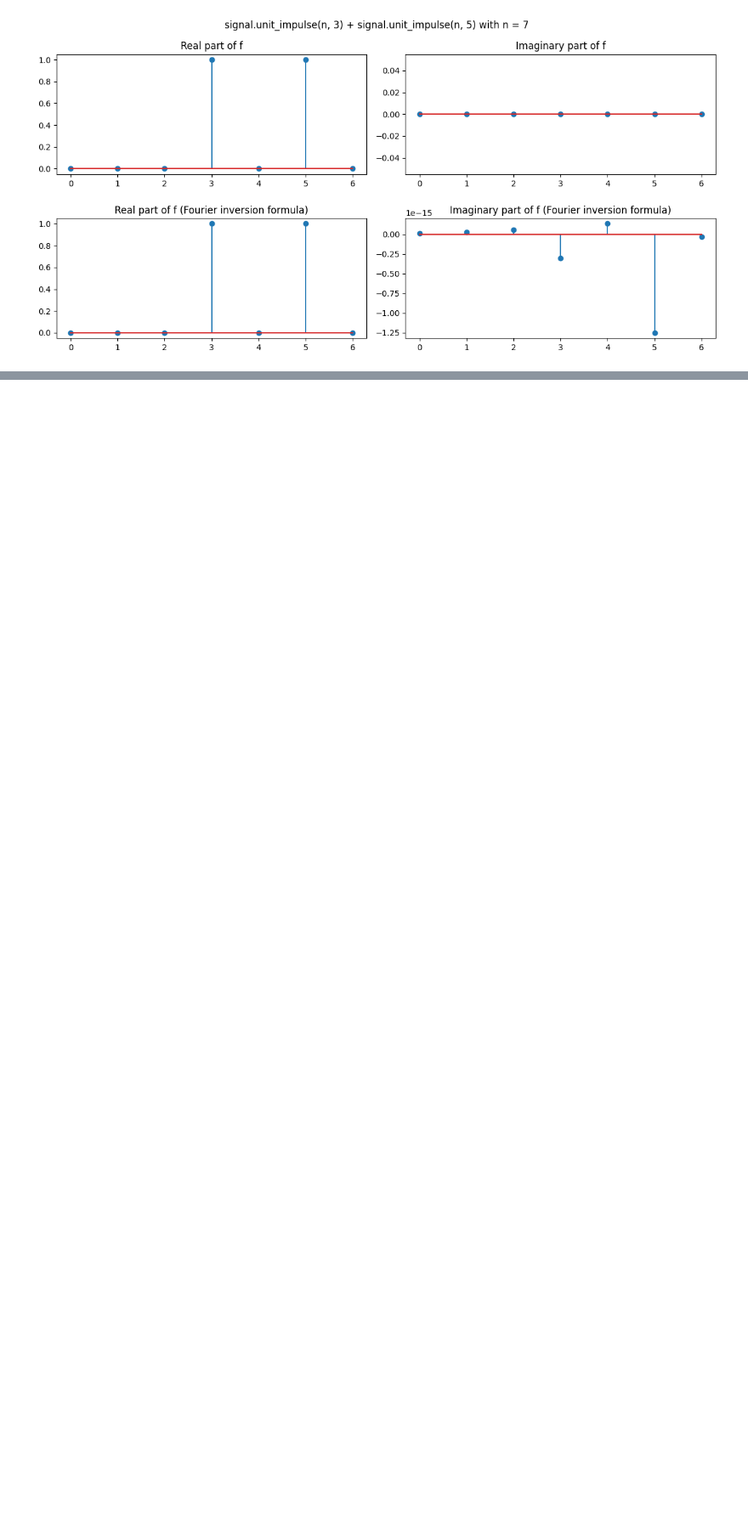
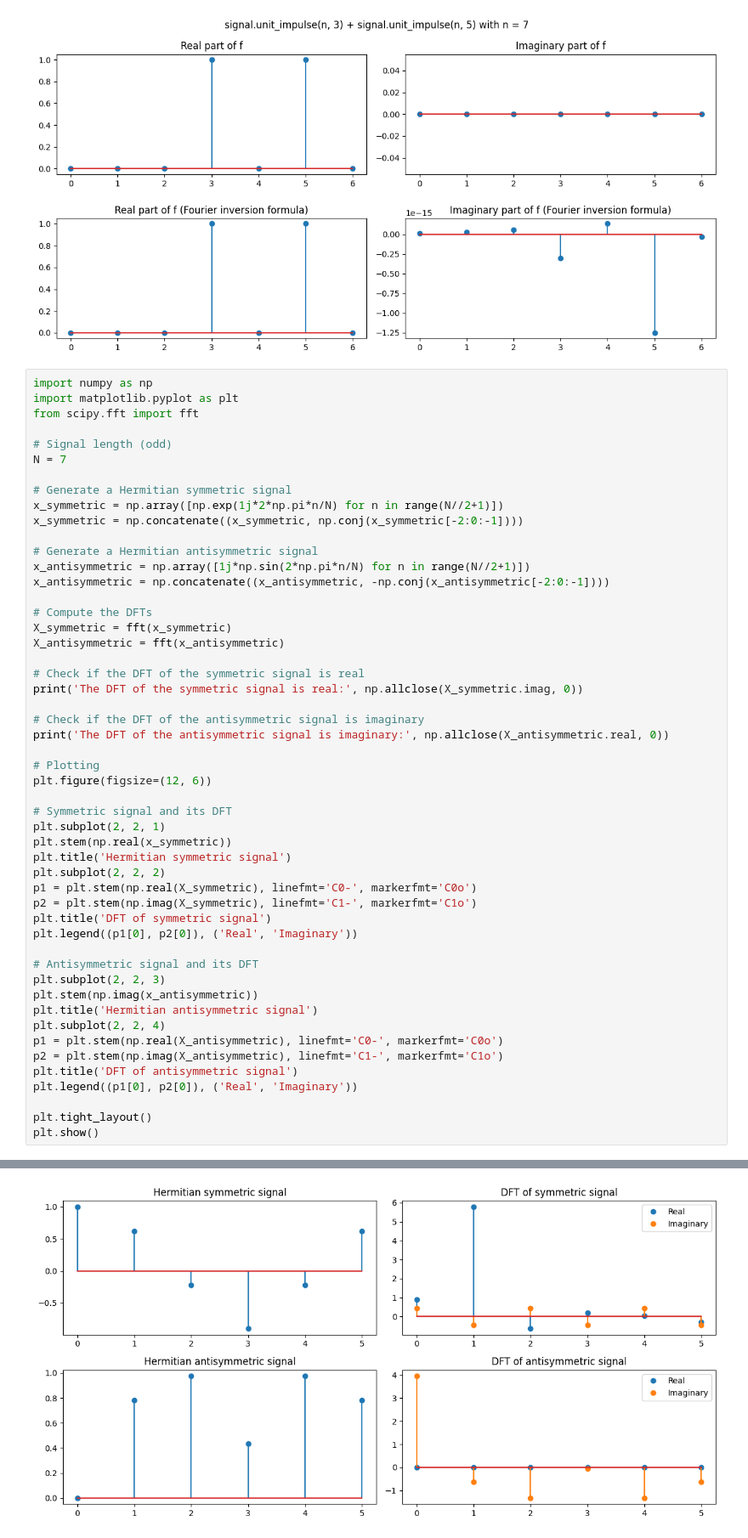
Before and after one commit to jordanbell2357/DSP, a Jupyter notebook: inverse_Fourier_transform_Zn_scipy.ipynb, the cells around one changed output, grey strips where cells are left out. Shown at 85% size. Drawn from its saved outputs; the diff is of its cells as text; blank space fills up the shorter version.

```diff
--- a/inverse_Fourier_transform_Zn_scipy.ipynb
+++ b/inverse_Fourier_transform_Zn_scipy.ipynb
@@ -239,3 +239,55 @@ plt.tight_layout()
 plt.show()
 # %% [output]
 [figure]
+# %%
+import numpy as np
+import matplotlib.pyplot as plt
+from scipy.fft import fft
+
+# Signal length (odd)
+N = 7
+
+# Generate a Hermitian symmetric signal
+x_symmetric = np.array([np.exp(1j*2*np.pi*n/N) for n in range(N//2+1)])
+x_symmetric = np.concatenate((x_symmetric, np.conj(x_symmetric[-2:0:-1])))
+
+# Generate a Hermitian antisymmetric signal
+x_antisymmetric = np.array([1j*np.sin(2*np.pi*n/N) for n in range(N//2+1)])
+x_antisymmetric = np.concatenate((x_antisymmetric, -np.conj(x_antisymmetric[-2:0:-1])))
+
+# Compute the DFTs
+X_symmetric = fft(x_symmetric)
+X_antisymmetric = fft(x_antisymmetric)
+
+# Check if the DFT of the symmetric signal is real
+print('The DFT of the symmetric signal is real:', np.allclose(X_symmetric.imag, 0))
+
+# Check if the DFT of the antisymmetric signal is imaginary
+print('The DFT of the antisymmetric signal is imaginary:', np.allclose(X_antisymmetric.real, 0))
+
+# Plotting
+plt.figure(figsize=(12, 6))
+
+# Symmetric signal and its DFT
+plt.subplot(2, 2, 1)
+plt.stem(np.real(x_symmetric))
+plt.title('Hermitian symmetric signal')
+plt.subplot(2, 2, 2)
+p1 = plt.stem(np.real(X_symmetric), linefmt='C0-', markerfmt='C0o')
+p2 = plt.stem(np.imag(X_symmetric), linefmt='C1-', markerfmt='C1o')
+plt.title('DFT of symmetric signal')
+plt.legend((p1[0], p2[0]), ('Real', 'Imaginary'))
+
+# Antisymmetric signal and its DFT
+plt.subplot(2, 2, 3)
+plt.stem(np.imag(x_antisymmetric))
+plt.title('Hermitian antisymmetric signal')
+plt.subplot(2, 2, 4)
+p1 = plt.stem(np.real(X_antisymmetric), linefmt='C0-', markerfmt='C0o')
+p2 = plt.stem(np.imag(X_antisymmetric), linefmt='C1-', markerfmt='C1o')
+plt.title('DFT of antisymmetric signal')
+plt.legend((p1[0], p2[0]), ('Real', 'Imaginary'))
+
+plt.tight_layout()
+plt.show()
+# %% [output]
@@ -241,0 +296 @@ plt.show()
+[figure, added]
```
Also changed, not shown: parts of 1 cell of this notebook.
